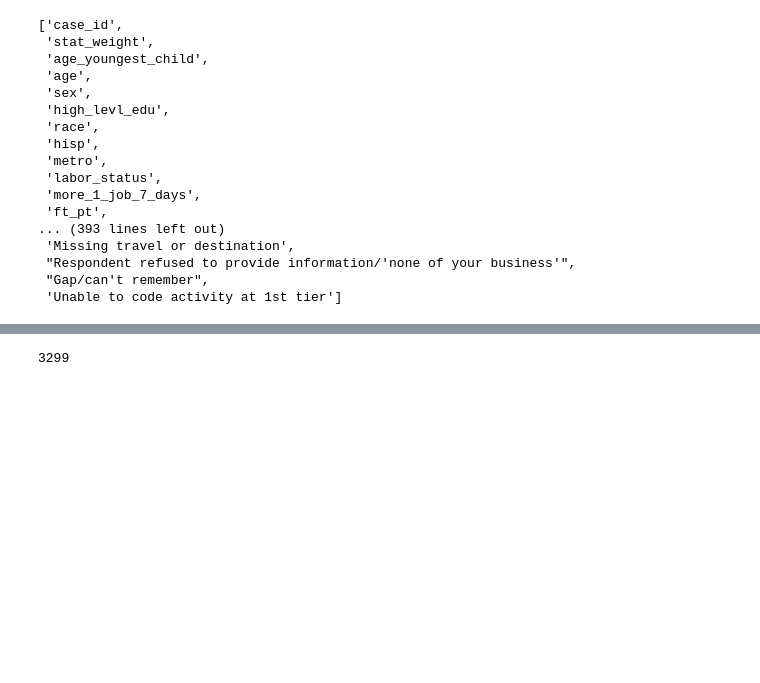
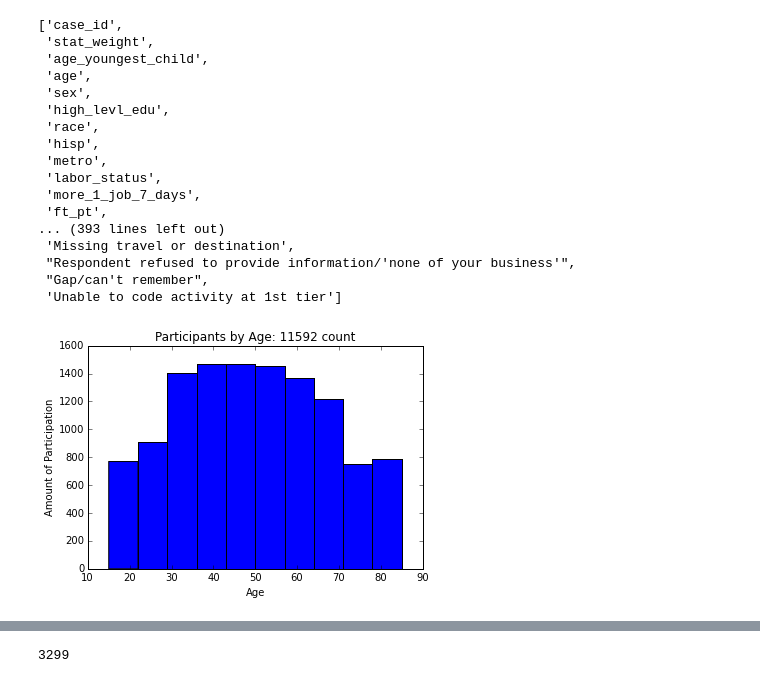
Before and after one commit to JermaineKee/Atus-Analysis, a Jupyter notebook: cleanedData.ipynb, the cells around one changed output, grey strips where cells are left out. Drawn from its saved outputs; the diff is of its cells as text; code cells hidden in the pictures; blank space fills up the shorter version.

Commit message:
age/sex graphs

```diff
--- a/cleanedData.ipynb
+++ b/cleanedData.ipynb
@@ -566,3 +546,15 @@ data_summary.head()
  'Unable to code activity at 1st tier']
 # %%
 data_summary = data_summary.replace(-1, np.nan)
+# %%
+total_participants = data_summary[['case_id','age', 'sex']]
+male = total_participants[total_participants.sex == 1]  # Male = 1
+female = total_participants[total_participants.sex == 2]  # Female = 2
+# %%
+total_participants['age'].plot(kind='hist')
+plt.title("Participants by Age: {} count".format(total_participants['case_id'].count()))
+plt.ylabel("Amount of Participation")
+plt.xlabel("Age")
+plt.show()
+# %% [output]
+[figure, added]
```
Also changed, not shown: parts of 3 cells of this notebook.
